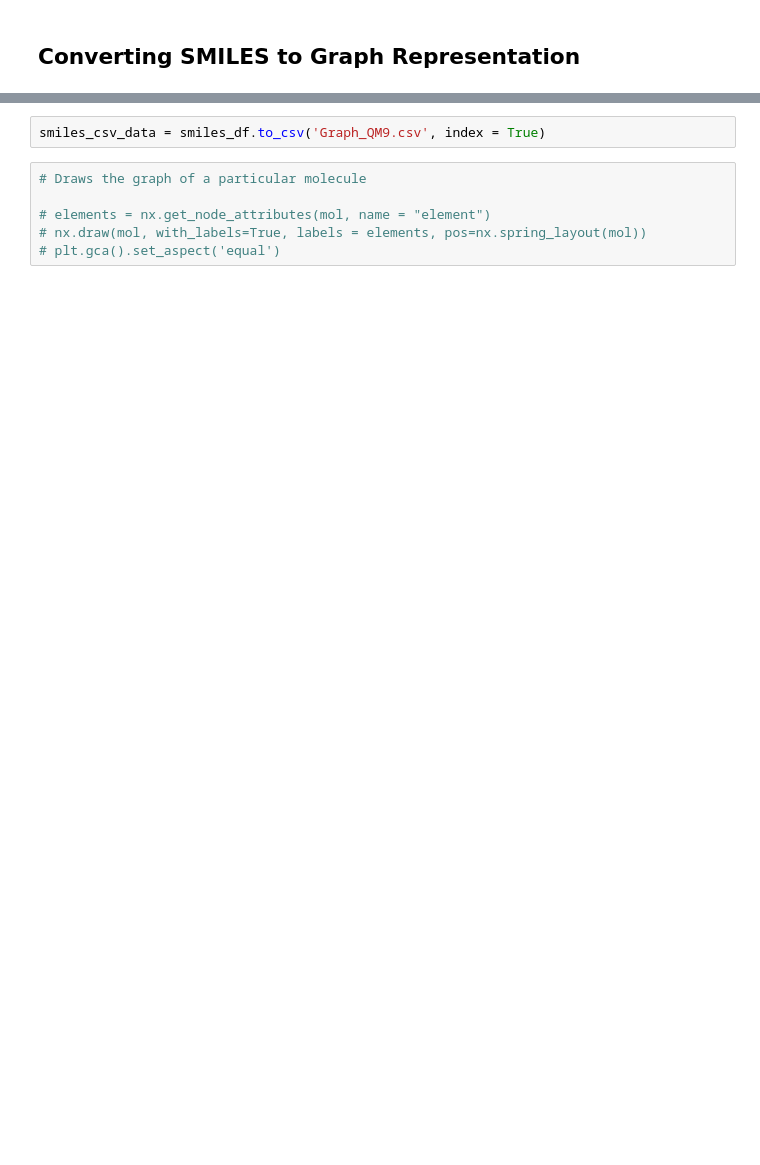
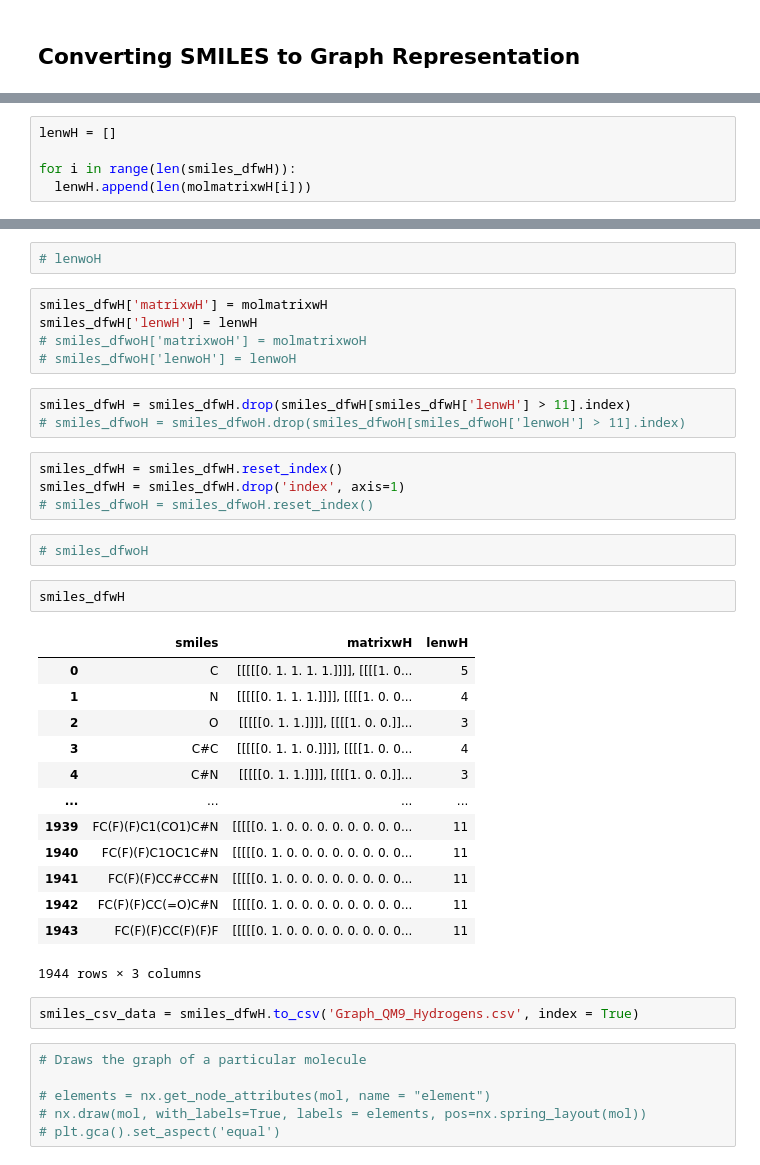
Before and after one commit to dssikdar/asdrp_QGAN, a Jupyter notebook: Chemistry/QM9/graphmolecules/graphmolecules.ipynb, the cells around one changed output, grey strips where cells are left out. Saved outputs shown, nothing was run; the diff lists cells and outputs as text; blank space fills up the shorter version.

Commit message:
Kept 11x11 matrices w/ Hydrogens

```diff
--- a/Chemistry/QM9/graphmolecules/graphmolecules.ipynb
+++ b/Chemistry/QM9/graphmolecules/graphmolecules.ipynb
@@ -61,0 +58,5 @@ smiles_df
+# %%
+lenwH = []
+
+for i in range(len(smiles_dfwH)):
+  lenwH.append(len(molmatrixwH[i]))
@@ -62,5 +94,37 @@ smiles_df
+# %%
+# lenwoH
+# %%
+smiles_dfwH['matrixwH'] = molmatrixwH
+smiles_dfwH['lenwH'] = lenwH
+# smiles_dfwoH['matrixwoH'] = molmatrixwoH
+# smiles_dfwoH['lenwoH'] = lenwoH
+# %%
+smiles_dfwH = smiles_dfwH.drop(smiles_dfwH[smiles_dfwH['lenwH'] > 11].index)
+# smiles_dfwoH = smiles_dfwoH.drop(smiles_dfwoH[smiles_dfwoH['lenwoH'] > 11].index)
+# %%
+smiles_dfwH = smiles_dfwH.reset_index()
+smiles_dfwH = smiles_dfwH.drop('index', axis=1)
+# smiles_dfwoH = smiles_dfwoH.reset_index()
+# %%
+# smiles_dfwoH
+# %%
+smiles_dfwH
+# %% [output]
+|  | smiles | matrixwH | lenwH |
+| 0 | C | [[[[[0. 1. 1. 1. 1.]]]], [[[[1. 0... | 5 |
+| 1 | N | [[[[[0. 1. 1. 1.]]]], [[[[1. 0. 0... | 4 |
+| 2 | O | [[[[[0. 1. 1.]]]], [[[[1. 0. 0.]]... | 3 |
+| 3 | C#C | [[[[[0. 1. 1. 0.]]]], [[[[1. 0. 0... | 4 |
+| 4 | C#N | [[[[[0. 1. 1.]]]], [[[[1. 0. 0.]]... | 3 |
+| ... | ... | ... | ... |
+| 1939 | FC(F)(F)C1(CO1)C#N | [[[[[0. 1. 0. 0. 0. 0. 0. 0. 0. 0... | 11 |
+| 1940 | FC(F)(F)C1OC1C#N | [[[[[0. 1. 0. 0. 0. 0. 0. 0. 0. 0... | 11 |
+| 1941 | FC(F)(F)CC#CC#N | [[[[[0. 1. 0. 0. 0. 0. 0. 0. 0. 0... | 11 |
+| 1942 | FC(F)(F)CC(=O)C#N | [[[[[0. 1. 0. 0. 0. 0. 0. 0. 0. 0... | 11 |
+| 1943 | FC(F)(F)CC(F)(F)F | [[[[[0. 1. 0. 0. 0. 0. 0. 0. 0. 0... | 11 |
+1944 rows × 3 columns
 # %%
-smiles_csv_data = smiles_df.to_csv('Graph_QM9.csv', index = True)
+smiles_csv_data = smiles_dfwH.to_csv('Graph_QM9_Hydrogens.csv', index = True)
 # %%
 # Draws the graph of a particular molecule
 
```
Also changed, not shown: parts of 10 cells of this notebook, 1 other file.
